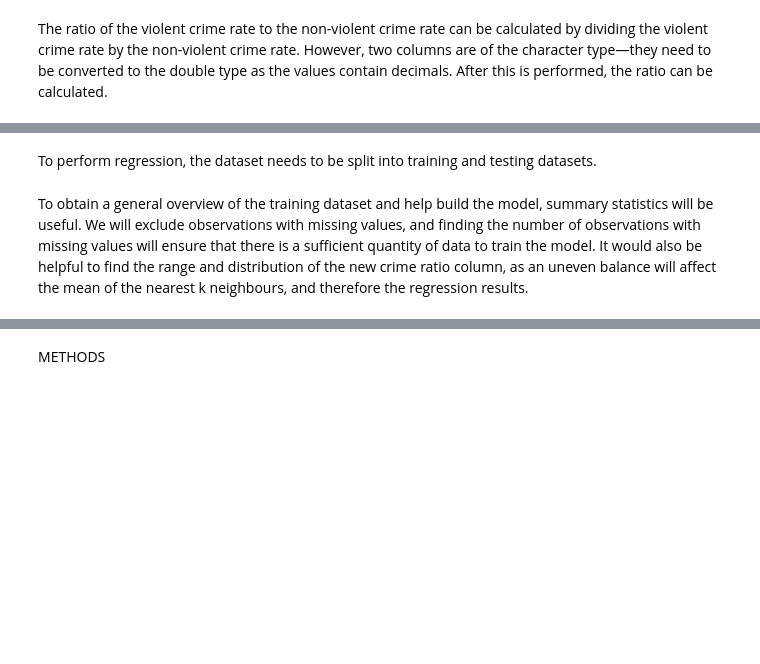
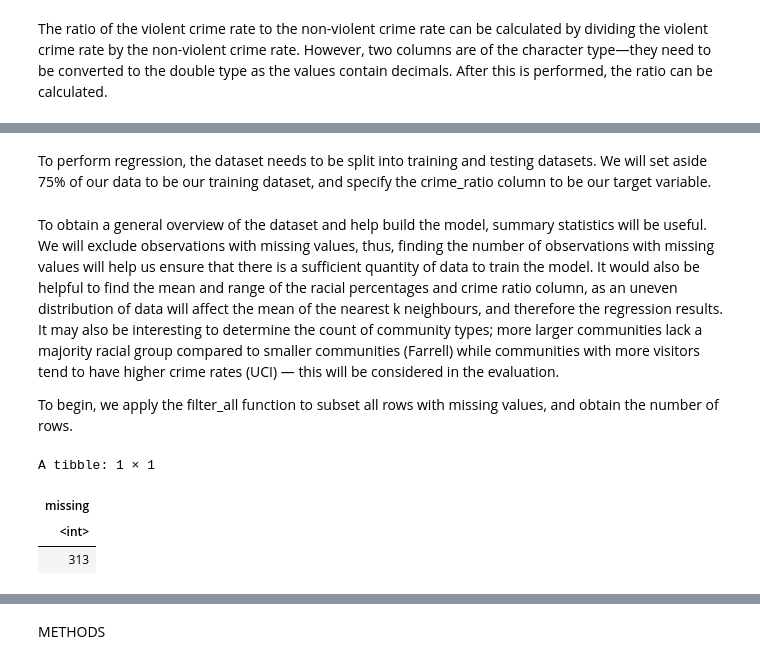
Before and after one commit to JeffreyJPZ/DSCI-100-Group_55-Project, a Jupyter notebook: Project.ipynb, the cells around one changed output, grey strips where cells are left out. Saved outputs shown, nothing was run; the diff lists cells and outputs as text; code cells hidden in the pictures; blank space fills up the shorter version.

```diff
--- a/Project.ipynb
+++ b/Project.ipynb
@@ -275,7 +279,7 @@ A tibble: 2215 × 10
 | Beevillecity | TX | 13547 | 3.37 | 69.91 | 0.90 | 62.11 | 691.17 | ... |
 | WestSacramentocity | CA | 28898 | 2.39 | 71.27 | 9.09 | 24.43 | 918.89 | ... |
 # %% [markdown]
-To perform regression, the dataset needs to be split into training and testing datasets.
+To perform regression, the dataset needs to be split into training and testing datasets. We will set aside 75% of our data to be our training dataset, and specify the crime_ratio column to be our target variable.
 # %%
 crime_split <- crime_w_ratio |>
                 initial_split(prop = 0.75, strata = crime_ratio)
@@ -283,4 +287,18 @@ crime_split <- crime_w_ratio |>
 crime_training <- training(crime_split)
 crime_testing <- testing(crime_split)
 # %% [markdown]
-To obtain a general overview of the training dataset and help build the model, summary statistics will be useful. We will exclude observations with missing values, and finding the number of observations with missing values will ensure that there is a sufficient quantity of data to train the model. It would also be helpful to find the range and distribution of the new crime ratio column, as an uneven balance will affect the mean of the nearest k neighbours, and therefore the regression results.
+To obtain a general overview of the dataset and help build the model, summary statistics will be useful. We will exclude observations with missing values, thus, finding the number of observations with missing values will help us ensure that there is a sufficient quantity of data to train the model. It would also be helpful to find the mean and range of the racial percentages and crime ratio column, as an uneven distribution of data will affect the mean of the nearest k neighbours, and therefore the regression results. It may also be interesting to determine the count of community types; more larger communities lack a majority racial group compared to smaller communities (Farrell) while communities with more visitors tend to have higher crime rates (UCI) — this will be considered in the evaluation.
+
+To begin, we apply the filter_all function to subset all rows with missing values, and obtain the number of rows.
+# %%
+cols <- colnames(crime_w_ratio)
+
+missing_values <- crime_w_ratio |>
+                    filter_all(any_vars(is.na(.))) |>
+                    summarize(missing = n())
+missing_values
+# %% [output]
+A tibble: 1 × 1
+| missing |
+| <int> |
+| 313 |
```
Also changed, not shown: parts of 7 cells of this notebook.
